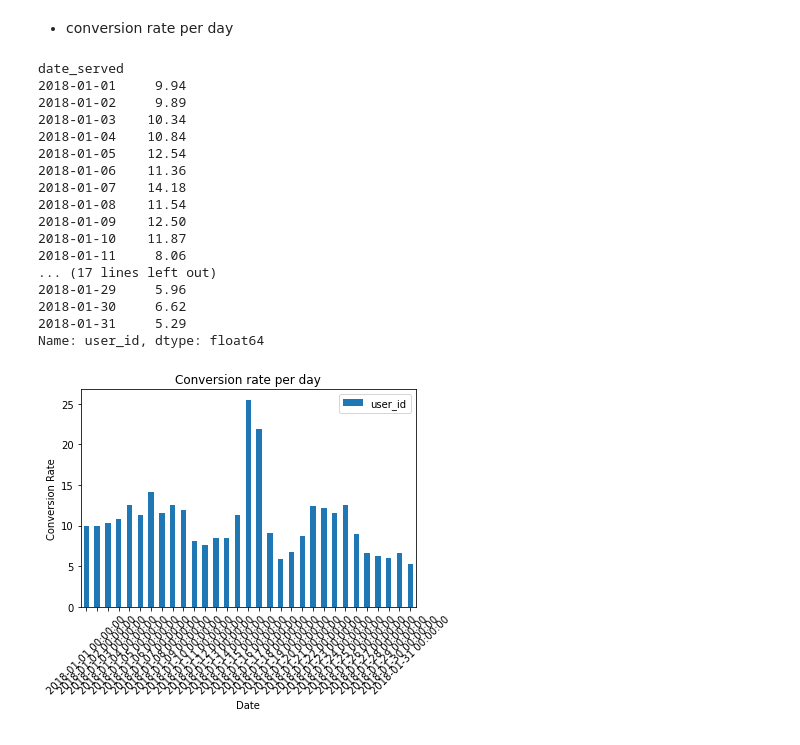
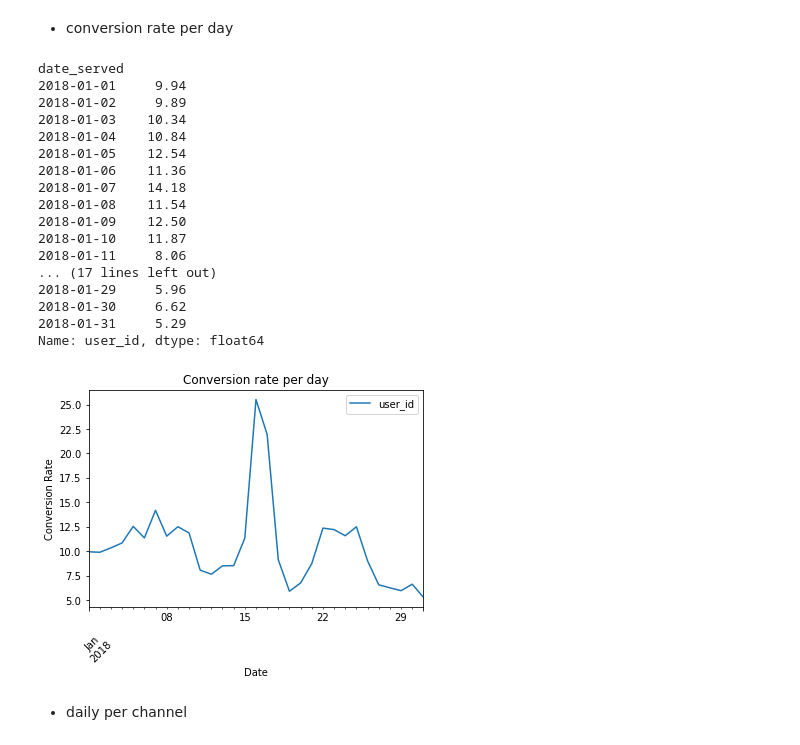
Before and after one commit to iamem1r/marketing_analysis, a Jupyter notebook: Marketing Analysis.ipynb, the cells around one changed output. Cells and saved outputs as stored; diff of their text form; code cells hidden in the pictures.

```diff
--- a/Marketing Analysis.ipynb
+++ b/Marketing Analysis.ipynb
@@ -275,32 +275,34 @@ conv_per_day = round((converted_per_day/total_per_day)*100, 2)
 print(conv_per_day)
 
 
 # visualize
 
-conv_per_day_df.plot(kind='bar')
+conv_per_day_df.plot()
 
 plt.title("Conversion rate per day")
 plt.xlabel("Date")
 plt.ylabel("Conversion Rate")
 plt.xticks(rotation=45)
 
 plt.show()
 # %% [output]
 date_served
 2018-01-01     9.94
 2018-01-02     9.89
 2018-01-03    10.34
 2018-01-04    10.84
 2018-01-05    12.54
 2018-01-06    11.36
 2018-01-07    14.18
 2018-01-08    11.54
 2018-01-09    12.50
 2018-01-10    11.87
 2018-01-11     8.06
 ... (17 lines left out)
 2018-01-29     5.96
 2018-01-30     6.62
 2018-01-31     5.29
 Name: user_id, dtype: float64
-[figure, old version]
+[figure, new version]
+# %% [markdown]
+- daily per channel
```
Also changed, not shown: parts of 2 cells of this notebook, 1 other file.
